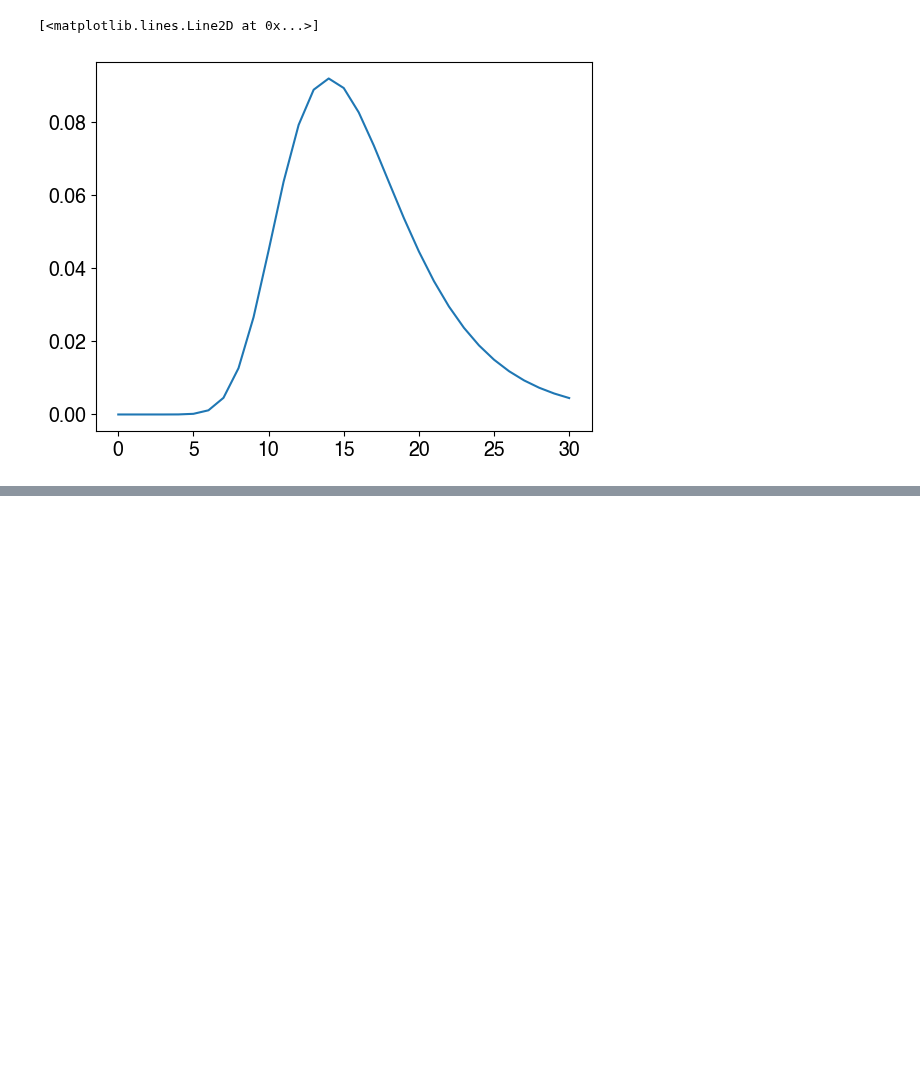
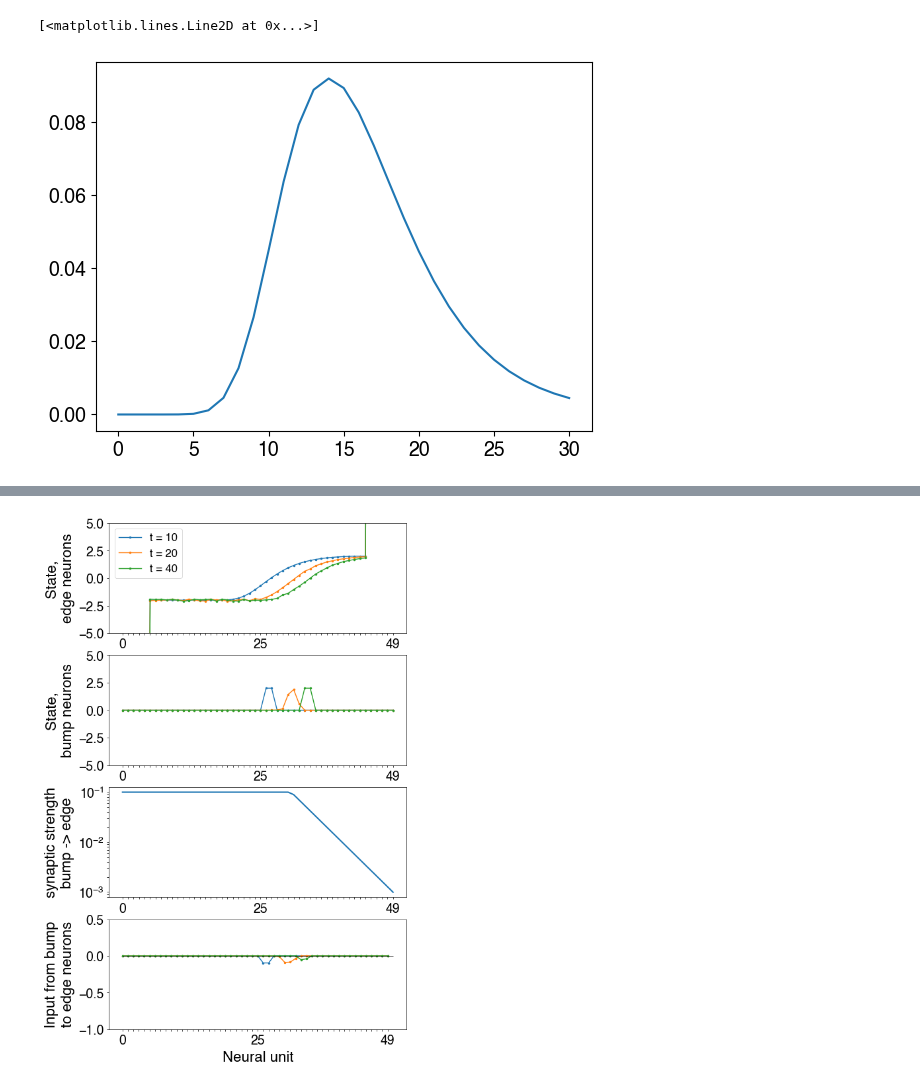
Before and after one commit to Collective-Logic-Lab/laplace-decisions, a Jupyter notebook: develop-exponential-decay-translation.ipynb, the cells around one changed output, grey strips where cells are left out. Drawn from its saved outputs; the diff is of its cells as text; code cells hidden in the pictures; blank space fills up the shorter version.

```diff
--- a/develop-exponential-decay-translation.ipynb
+++ b/develop-exponential-decay-translation.ipynb
@@ -127,0 +143,59 @@ nice_neuron_xlabels(Npopulation)
+# %%
+plt.figure(figsize=(6,9))
+minInput,maxInput = 0,4
+minState,maxState = -5,5 #0,1 #-1,1
+#times = [1,2,4,8,16,32]
+times = [10,20,40]
+
+# firing rate plot, edge neurons
+plt.subplot(4,1,1)
+for t in times:
+    plt.plot(states.loc[t]['Neuron 0':'Neuron {}'.format(Npopulation-1)],
+             '.-',label="t = {}".format(t),lw=1,ms=3)
+#plt.hlines(0,0,50,color='k',lw=0.5)
+#plt.xlabel('Neural unit')
+plt.ylabel('State,\nedge neurons')
+nice_neuron_xlabels(net.Npopulation)
+leg = plt.legend(framealpha=1)
+defaultFigure.makePretty(leg=leg)
+plt.axis(ymin=minState,ymax=maxState)
+
+# firing rate plot, bump neurons
+plt.subplot(4,1,2)
+for t in times:
+    plt.plot(states.loc[t]['Neuron {}'.format(Npopulation):'Neuron {}'.format(2*Npopulation-1)],
+             '.-',label="t = {}".format(t),lw=1,ms=3)
+#plt.hlines(0,0,50,color='k',lw=0.5)
+#plt.xlabel('Neural unit')
+plt.ylabel('State,\nbump neurons')
+nice_neuron_xlabels(net.Npopulation)
+#leg = plt.legend(framealpha=1)
+defaultFigure.makePretty()
+plt.axis(ymin=minState,ymax=maxState)
+
+# interaction strength from bump to edge neurons
+plt.subplot(4,1,3)
+plt.plot(-np.array(J_bump_edge))
+plt.ylabel('synaptic strength\nbump -> edge')
+#plt.xlabel('Neural unit')
+plt.yscale('log')
+nice_neuron_xlabels(net.Npopulation)
+
+# input from bump neurons to edge neurons
+plt.subplot(4,1,4)
+for t in times:
+    activities = np.tanh(states)
+    edgeActivities = activities.loc[t]['Neuron {}'.format(Npopulation):'Neuron {}'.format(2*Npopulation-1)]
+    bump_to_edge_input = np.dot(edgeActivities,net.bump_edge_Jmat)
+    plt.plot(bump_to_edge_input,'.-',label="t = {}".format(t),lw=1,ms=3)
+plt.hlines(0,0,50,color='k',lw=0.5)
+plt.xlabel('Neural unit')
+plt.ylabel('Input from bump\nto edge neurons')
+nice_neuron_xlabels(net.Npopulation)
+plt.axis(ymin=-1,ymax=+0.5)
+
+
+plt.subplots_adjust(bottom=0.1,top=0.95,left=0.2,right=0.95)
+#plt.savefig('231117_self_sustained_edge_decaying_velocity.pdf')
+# %% [output]
+[figure, added]
```
Also changed, not shown: parts of 6 cells of this notebook, 2 other files.
